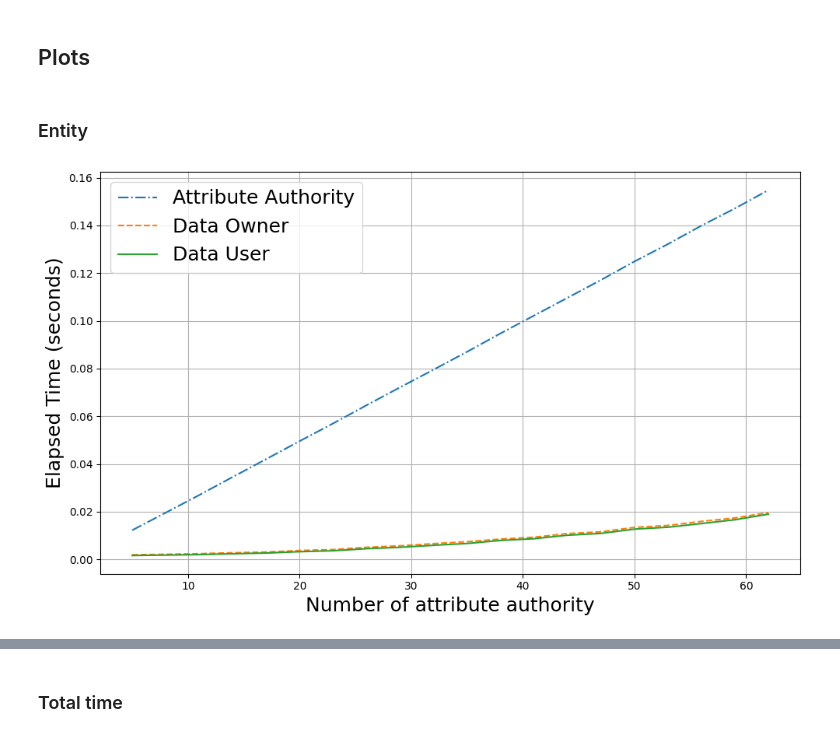
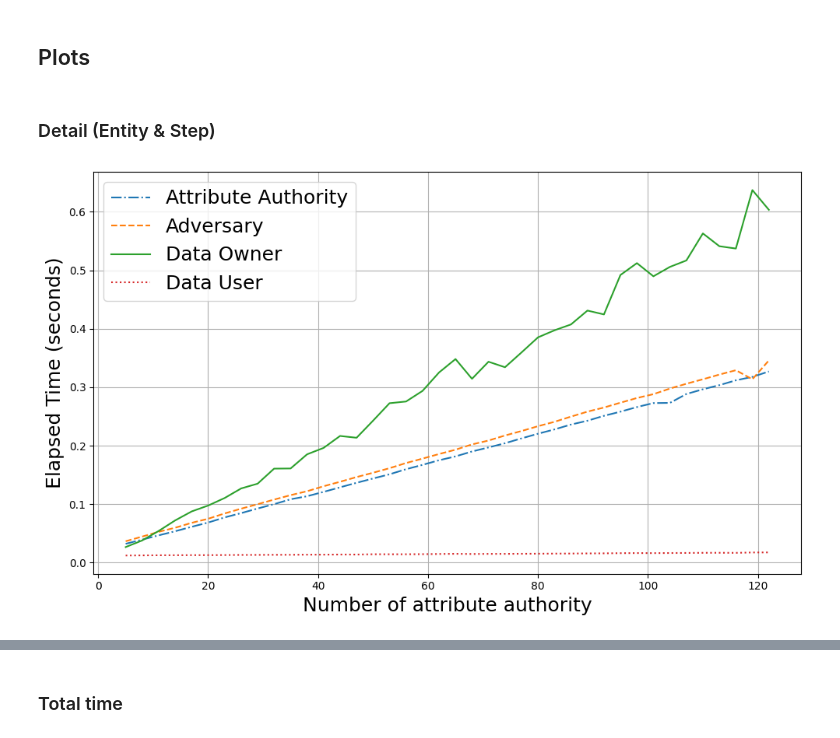
Before and after one commit to Guy1m0/Attack-on-IPPE, a Jupyter notebook: MJ18vsTG22vsOurs.ipynb, the cells around one changed output, grey strips where cells are left out. Cells and saved outputs as stored; diff of their text form; code cells hidden in the pictures.

```diff
--- a/MJ18vsTG22vsOurs.ipynb
+++ b/MJ18vsTG22vsOurs.ipynb
@@ -187,7 +187,7 @@ Setting with n: 20 k: 2
 # %% [markdown]
 ## Plots
 # %%
-def plot_entities(k, xs, ys, labels, label_size=18, legend_size=18):
+def plot_entities(xs, ys, labels, label_size=18, legend_size=18):
     # Plotting:
     plt.figure(figsize=(10,6))
 
@@ -286,19 +339,21 @@ def plot_comp_ent(xs, ys, comp_ys, labels,schemes, show = True, label_size = 18,
 # %% [markdown]
-### Entity
+### Detail (Entity & Step)
 # %%
-k = 1
-xs = range(5,65,3)
+k = 2
+xs = range(5,125,3)
 aa = []
 do = []
 du = []
-labels = ['Attribute Authority', 'Data Owner', 'Data User']
+ad = []
+labels = ['Attribute Authority', 'Adversary', 'Data Owner', 'Data User']
 
-for n in range(5,65,3):
-    d = datasets[f'k_{str(k)}_n_{str(n)}']['mj']
+for n in xs:
+    d = datasets[f'k_{str(k)}_n_{str(n)}']['mj18']
     aa.append((d['auth'] + d['keygen'])/n)
+    ad.append(d['ad_setup'] + d['ad_cancel_out'] + d['ad_keygen'])
     do.append(d['encrypt'])
     du.append(d['decrypt'])
 
-plot_entities(k, xs, [aa,do,du], labels)
+plot_entities(xs, [aa,ad, do,du], labels)
 # %% [output]
-[figure, old version]
+[figure, new version]
```
Also changed, not shown: parts of 20 cells of this notebook, 14 other files.
